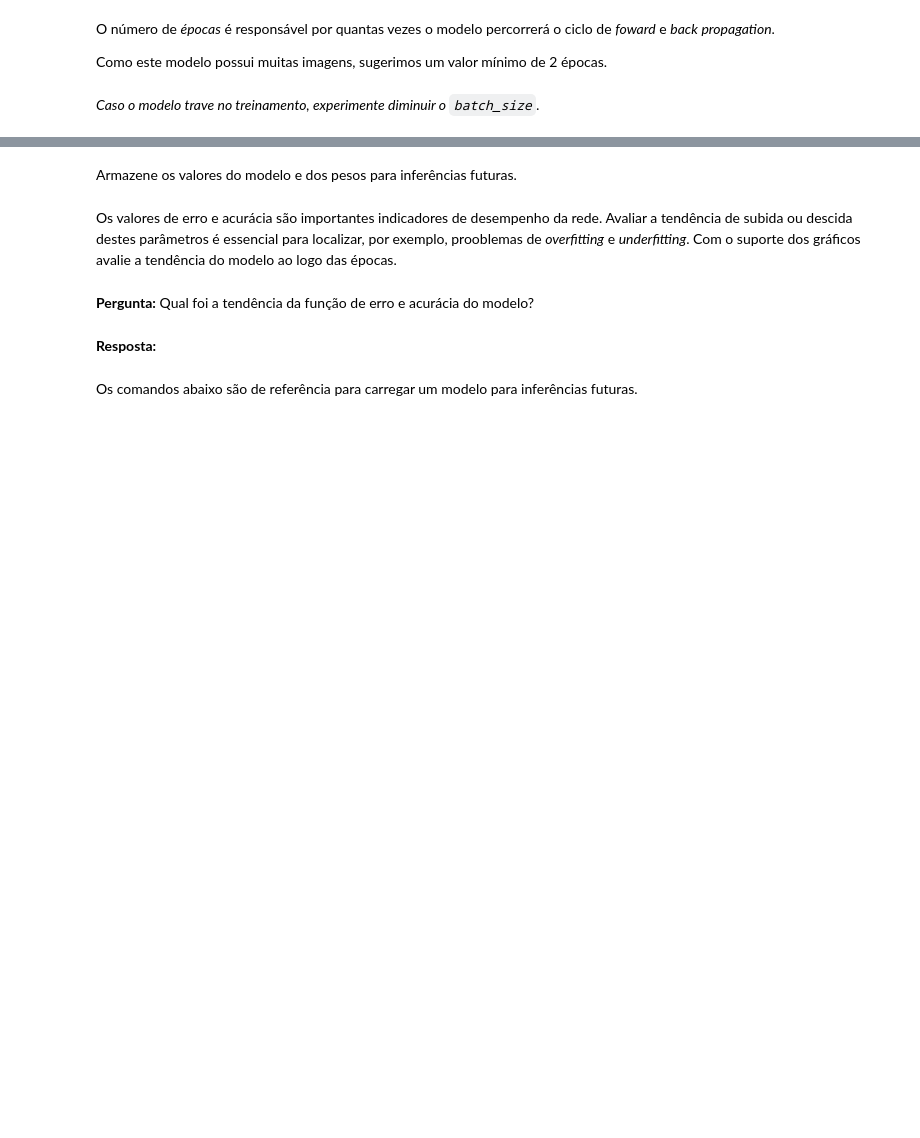
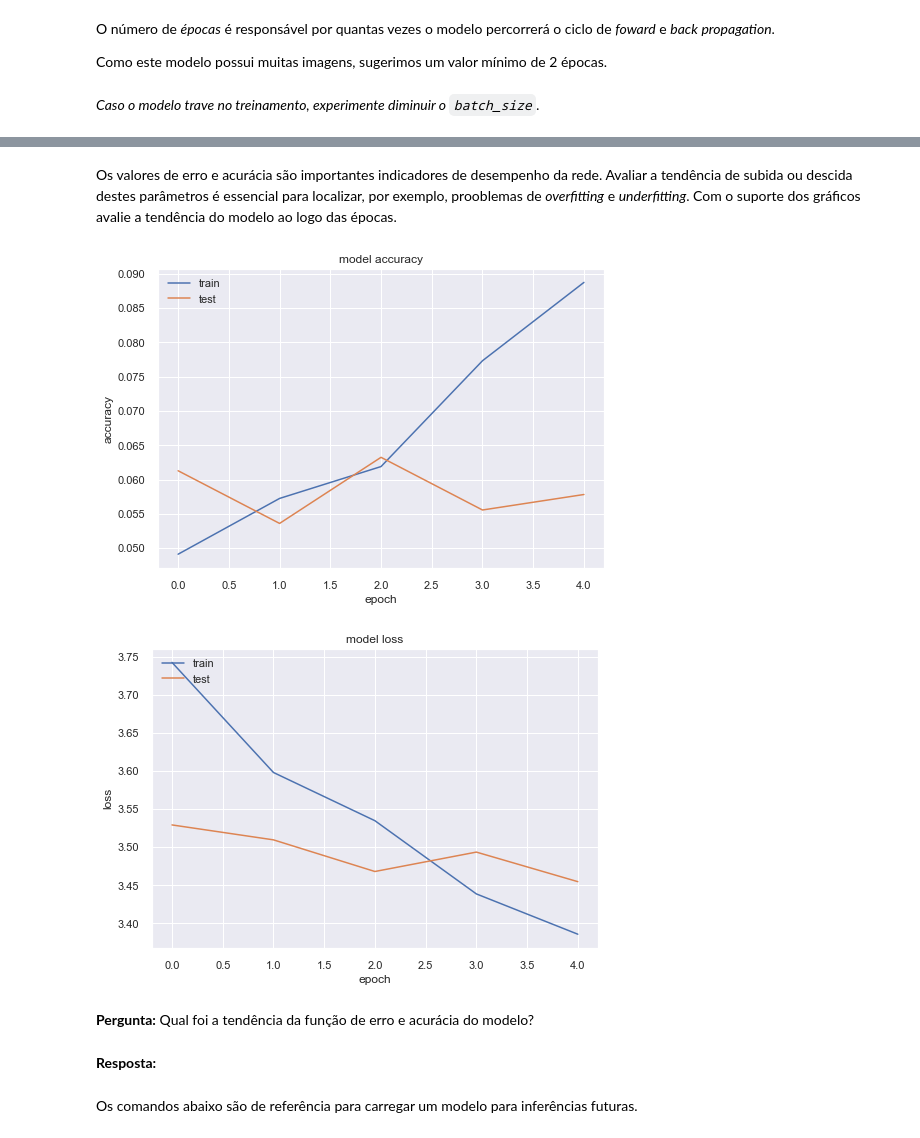
Before and after one commit to lennonalvesdias/fiap-ml-visao-computacional-capstone, a Jupyter notebook: projeto/object-people-audit.ipynb, the cells around one changed output, grey strips where cells are left out. Saved outputs shown, nothing was run; the diff lists cells and outputs as text; code cells hidden in the pictures; blank space fills up the shorter version.

````diff
--- a/projeto/object-people-audit.ipynb
+++ b/projeto/object-people-audit.ipynb
@@ -229,9 +201,7 @@
 * ```treinamento_y``` contém as classes de treinamento
 * ```teste_y``` contém as classes de validação
 # %%
-treinamento_x, teste_x, treinamento_y, teste_y = train_test_split(features_imagem,
-                                                                  idades_classes,
-                                                                  test_size=porcentagem_validacao)
+treinamento_x, teste_x, treinamento_y, teste_y = train_test_split(features_imagem, idades_classes, test_size=porcentagem_validacao)
 # %% [markdown]
 ### 2.6 Treinamento e validação
 
@@ -295,8 +262,7 @@ for layer in modelo.layers[:-7]:
 
 saida_modelo = Sequential()
 
-# IMPLEMENTAR
-saida_modelo = Convolution2D(None, (1, 1), name='predictions')(modelo.layers[-4].output)
+saida_modelo = Convolution2D(classes_idade, (1, 1), name='predictions')(modelo.layers[-4].output)
 
 saida_modelo = Flatten()(saida_modelo)
 saida_modelo = Activation('softmax')(saida_modelo)
@@ -321,6 +302,7 @@ numero_epocas = None
+# %%
+numero_epocas = 5
 # %% [markdown]
 *Caso o modelo trave no treinamento, experimente diminuir o ```batch_size```.*
 # %%
 modelo_idade.compile(optimizer='adam', loss='categorical_crossentropy', metrics=['accuracy'])
-historico = modelo_idade.fit(x=treinamento_x, y=treinamento_y,
-                             validation_data=(teste_x, teste_y), epochs=numero_epocas, batch_size=32)
+historico = modelo_idade.fit(x=treinamento_x, y=treinamento_y, validation_data=(teste_x, teste_y), epochs=numero_epocas, batch_size=32)
@@ -327,5 +321,3 @@ historico = modelo_idade.fit(x=treinamento_x, y=treinamento_y,
-# %% [markdown]
-Armazene os valores do modelo e dos pesos para inferências futuras.
 # %%
 # Salvando o modelo no formato HDf5
 modelo_idade.save("modelos/modelo_idade.h5")
@@ -336,24 +328,27 @@ Com o suporte dos gráficos avalie a tendência do modelo ao logo das épocas.
 # %%
 # Para deixar no formato do Seaborn os gráficos do Pyplot
 sns.set()
 
 # Exibindo dados de Acurácia/Precisão
-plt.plot(historico.history['acc'])
-plt.plot(historico.history['val_acc'])
+plt.plot(historico.history['accuracy'])
+plt.plot(historico.history['val_accuracy'])
 plt.title('model accuracy')
 plt.ylabel('accuracy')
 plt.xlabel('epoch')
 plt.legend(['train', 'test'], loc='upper left')
 plt.show()
 
 # Exibindo dados de Perda
 plt.plot(historico.history['loss'])
 plt.plot(historico.history['val_loss'])
 plt.title('model loss')
 plt.ylabel('loss')
 plt.xlabel('epoch')
 plt.legend(['train', 'test'], loc='upper left')
 plt.show()
+# %% [output]
+[figure, added]
+[figure, added]
 # %% [markdown]
 **Pergunta:** Qual foi a tendência da função de erro e acurácia do modelo?
 # %% [markdown]
````
Also changed, not shown: parts of 35 cells of this notebook, 1 other file.
